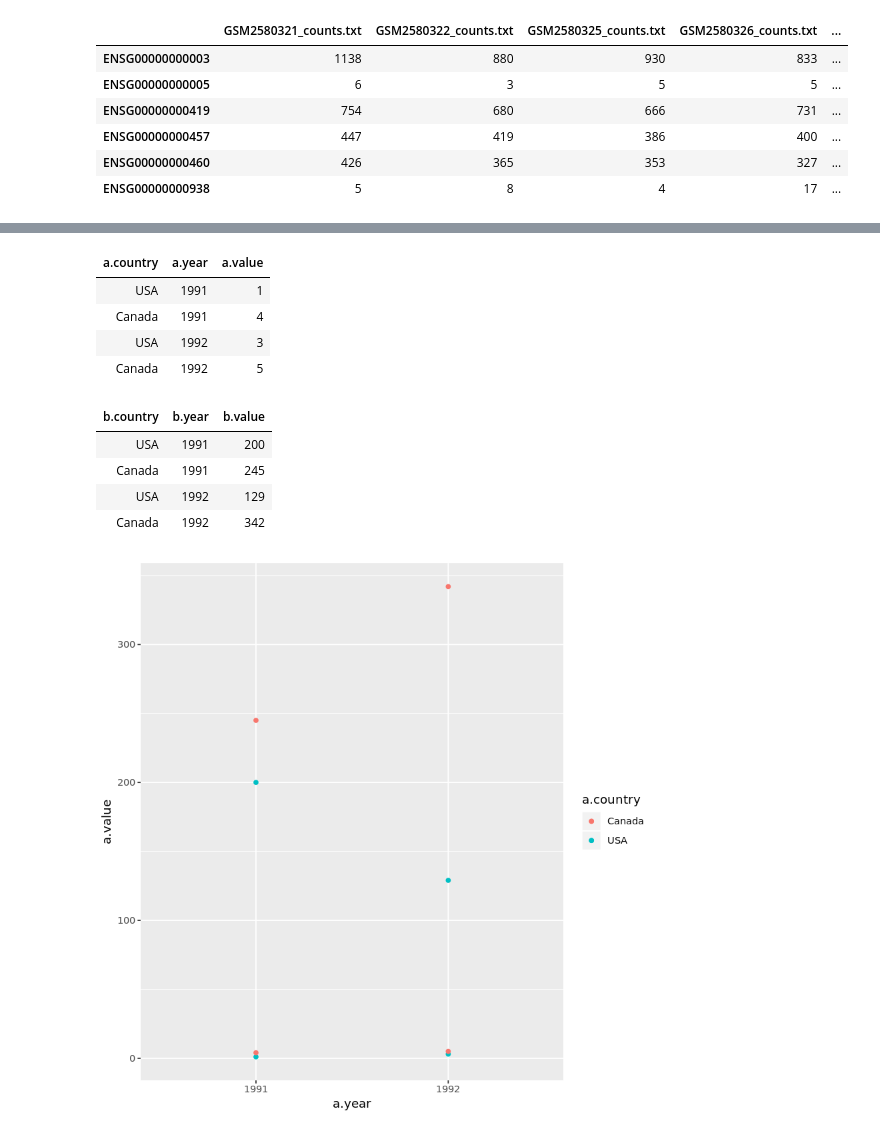
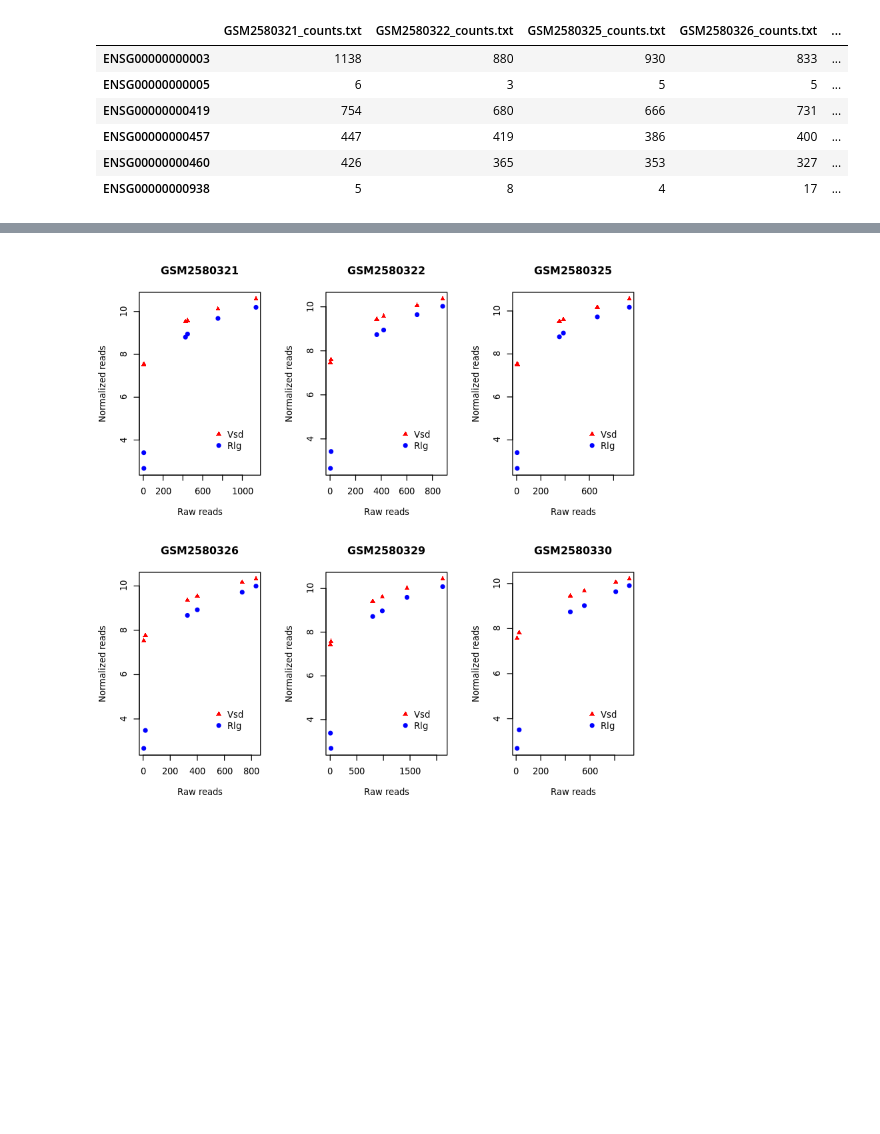
Before and after one commit to yuwtsri/ABABhwk, a Jupyter notebook: Unit2-RNAseq/3.5_DESeq2_expression_analysis.ipynb, the cells around one changed output, grey strips where cells are left out. Cells and saved outputs as stored; diff of their text form; code cells hidden in the pictures; blank space fills up the shorter version.

```diff
--- a/Unit2-RNAseq/3.5_DESeq2_expression_analysis.ipynb
+++ b/Unit2-RNAseq/3.5_DESeq2_expression_analysis.ipynb
@@ -193,31 +189,40 @@ plot(raw$GSM2580321_counts.txt, normvsd$GSM2580321_counts.txt, pch=16)
-# %%
-a.country <- rep(c("USA", "Canada"), 2)
-a.value   <- as.numeric(c(1, 4, 3, 5))
-a.year    <- c("1991", "1991", "1992", "1992")
-dtframe.a <- data.frame(a.country, a.year, a.value)
-dtframe.a
-
-#Create dataframe B
-b.country <- rep(c("USA", "Canada"), 2)
-b.value   <- c(200, 245, 129, 342)
-b.year    <- c("1991", "1991", "1992", "1992")
-dtframe.b <- data.frame(b.country, b.year, b.value)
-dtframe.b
-# Use ggplot2 to plot data from 2 dataframes
-require(ggplot2)
-
-ggplot() +
-  geom_point(data=dtframe.a, aes(a.year, a.value, color= a.country)) +
-  geom_point(data=dtframe.b, aes(b.year, b.value, color= b.country))
-# %% [output]
-| a.country | a.year | a.value |
-| USA | 1991 | 1 |
-| Canada | 1991 | 4 |
-| USA | 1992 | 3 |
-| Canada | 1992 | 5 |
-| b.country | b.year | b.value |
-| USA | 1991 | 200 |
-| Canada | 1991 | 245 |
-| USA | 1992 | 129 |
-| Canada | 1992 | 342 |
-[figure, removed]
+# %%
+par(mfrow=c(2,3))
+matplot(main="GSM2580321", raw$GSM2580321_counts.txt,
+        cbind(normvsd$GSM2580321_counts.txt, normlog$GSM2580321_counts.txt),
+        col=c("red", "blue"), pch=c(17,19),
+        xlab="Raw reads", ylab="Normalized reads")
+legend("bottomright", legend = c("Vsd", "Rlg"), col = c("red", "blue"), pch = c(17,19), bty = "n", pt.cex = 1,   cex = 1,
+  text.col = "black", horiz = F , inset = c(0.1, 0.1))
+matplot(main="GSM2580322", raw$GSM2580322_counts.txt,
+        cbind(normvsd$GSM2580322_counts.txt, normlog$GSM2580322_counts.txt),
+        col=c("red", "blue"), pch=c(17,19),
+        xlab="Raw reads", ylab="Normalized reads")
+legend("bottomright", legend = c("Vsd", "Rlg"), col = c("red", "blue"), pch = c(17,19), bty = "n", pt.cex = 1,   cex = 1,
+  text.col = "black", horiz = F , inset = c(0.1, 0.1))
+matplot(main="GSM2580325", raw$GSM2580325_counts.txt,
+        cbind(normvsd$GSM2580325_counts.txt, normlog$GSM2580325_counts.txt),
+        col=c("red", "blue"), pch=c(17,19),
+        xlab="Raw reads", ylab="Normalized reads")
+legend("bottomright", legend = c("Vsd", "Rlg"), col = c("red", "blue"), pch = c(17,19), bty = "n", pt.cex = 1,   cex = 1,
+  text.col = "black", horiz = F , inset = c(0.1, 0.1))
+matplot(main="GSM2580326", raw$GSM2580326_counts.txt,
+        cbind(normvsd$GSM2580326_counts.txt, normlog$GSM2580326_counts.txt),
+        col=c("red", "blue"), pch=c(17,19),
+        xlab="Raw reads", ylab="Normalized reads")
+legend("bottomright", legend = c("Vsd", "Rlg"), col = c("red", "blue"), pch = c(17,19), bty = "n", pt.cex = 1,   cex = 1,
+  text.col = "black", horiz = F , inset = c(0.1, 0.1))
+matplot(main="GSM2580329", raw$GSM2580329_counts.txt,
+        cbind(normvsd$GSM2580329_counts.txt, normlog$GSM2580329_counts.txt),
+        col=c("red", "blue"), pch=c(17,19),
+        xlab="Raw reads", ylab="Normalized reads")
+legend("bottomright", legend = c("Vsd", "Rlg"), col = c("red", "blue"), pch = c(17,19), bty = "n", pt.cex = 1,   cex = 1,
+  text.col = "black", horiz = F , inset = c(0.1, 0.1))
+matplot(main="GSM2580330", raw$GSM2580330_counts.txt,
+        cbind(normvsd$GSM2580330_counts.txt, normlog$GSM2580330_counts.txt),
+        col=c("red", "blue"), pch=c(17,19),
+        xlab="Raw reads", ylab="Normalized reads")
+legend("bottomright", legend = c("Vsd", "Rlg"), col = c("red", "blue"), pch = c(17,19), bty = "n", pt.cex = 1,   cex = 1,
+  text.col = "black", horiz = F , inset = c(0.1, 0.1))
+# %% [output]
+[figure, added]
```
Also changed, not shown: parts of 1 cell of this notebook.
